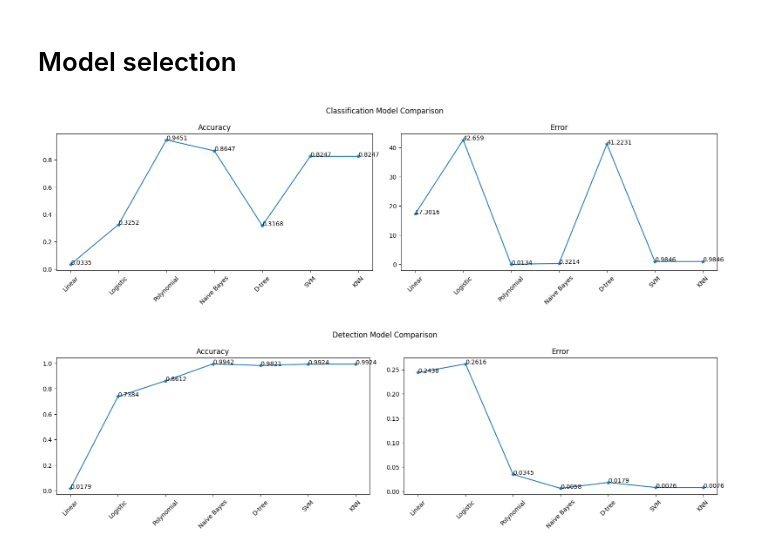
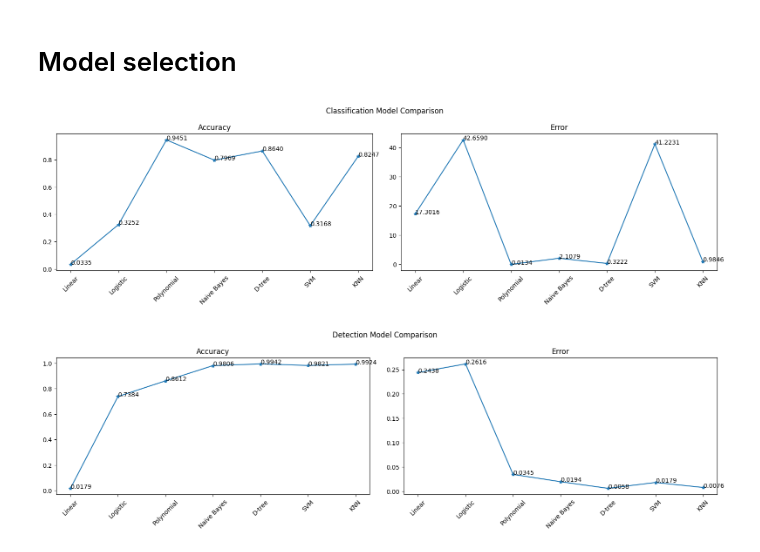
Before and after one commit to SakethavasudevacharyaGundi/Transmission-Fault-Detection, a Jupyter notebook: DAA-REPORT/fault-detect.ipynb, the cells around one changed output. Drawn from its saved outputs; the diff is of its cells as text; code cells hidden in the pictures.

Commit message:
corrected the error in display of graph

```diff
--- a/DAA-REPORT/fault-detect.ipynb
+++ b/DAA-REPORT/fault-detect.ipynb
@@ -640,71 +640,58 @@ axs[1].plot(class_test_X, class_preds,'o')
 # %%
 fig, ax = plt.subplots(1, 2)
 fig.set_figwidth(16)
 fig.suptitle('Classification Model Comparison')
 
 model_names = ['Linear', 'Logistic', 'Polynomial', 'Naive Bayes', 'D-tree', 'SVM', 'KNN']
-class_accuracy = [class_accuracy[0], class_accuracy[1], class_accuracy[2],
-                  class_accuracy[4], class_accuracy[5], class_accuracy[6], class_accuracy[7]]
-class_error = [class_error[0], class_error[1], class_error[2],
-               class_error[4], class_error[5], class_error[6], class_error[7]]
 
 x = list(range(len(model_names)))
 
 # Plot Accuracy
 ax[0].set_xticks(x)
 ax[0].set_xticklabels(model_names, rotation=45)
 ax[0].set_title('Accuracy')
 ax[0].plot(class_accuracy, '*-')
-rounded_acc = [round(val, 4) for val in class_accuracy]
-for i, j in zip(x, rounded_acc):
-    ax[0].annotate(str(j), xy=(i, class_accuracy[i]))
+for i, val in enumerate(class_accuracy):
+    ax[0].annotate(f"{val:.4f}", xy=(i, val))
 
 # Plot Error
 ax[1].set_xticks(x)
 ax[1].set_xticklabels(model_names, rotation=45)
 ax[1].set_title('Error')
 ax[1].plot(class_error, '*-')
-rounded_err = [round(val, 4) for val in class_error]
-for i, j in zip(x, rounded_err):
-    ax[1].annotate(str(j), xy=(i, class_error[i]))
-
+for i, val in enumerate(class_error):
+    ax[1].annotate(f"{val:.4f}", xy=(i, val))
+plt.savefig('model_classification.png', dpi=300, bbox_inches='tight')
 plt.tight_layout()
 plt.show()
 # %% [output]
-[figure, old version]
+[figure, new version]
 # %%
 fig, ax = plt.subplots(1, 2)
 fig.set_figwidth(16)
 fig.suptitle('Detection Model Comparison')
 
-# Directly removed MLPC from model names and data
 model_names = ['Linear', 'Logistic', 'Polynomial', 'Naive Bayes', 'D-tree', 'SVM', 'KNN']
-detect_accuracy = [detect_accuracy[0], detect_accuracy[1], detect_accuracy[2],
-                   detect_accuracy[4], detect_accuracy[5], detect_accuracy[6], detect_accuracy[7]]
-detect_error = [detect_error[0], detect_error[1], detect_error[2],
-                detect_error[4], detect_error[5], detect_error[6], detect_error[7]]
 
 x = list(range(len(model_names)))
 
-# Accuracy Plot
+# Plot Accuracy
 ax[0].set_xticks(x)
 ax[0].set_xticklabels(model_names, rotation=45)
 ax[0].set_title('Accuracy')
 ax[0].plot(detect_accuracy, '*-')
-rounded_acc = [round(val, 4) for val in detect_accuracy]
-for i, j in zip(x, rounded_acc):
-    ax[0].annotate(str(j), xy=(i, j))
+for i, val in enumerate(detect_accuracy):
+    ax[0].annotate(f"{val:.4f}", xy=(i, val))
 
-# Error Plot
+# Plot Error
 ax[1].set_xticks(x)
 ax[1].set_xticklabels(model_names, rotation=45)
 ax[1].set_title('Error')
 ax[1].plot(detect_error, '*-')
-rounded_err = [round(val, 4) for val in detect_error]
-for i, j in zip(x, rounded_err):
-    ax[1].annotate(str(j), xy=(i, j))
-
+for i, val in enumerate(detect_error):
+    ax[1].annotate(f"{val:.4f}", xy=(i, val))
+plt.savefig('model_detection.png', dpi=300, bbox_inches='tight')
 plt.tight_layout()
 plt.show()
 # %% [output]
-[figure, old version]
+[figure, new version]
```
Also changed, not shown: parts of 2 cells of this notebook, 4 other files.
